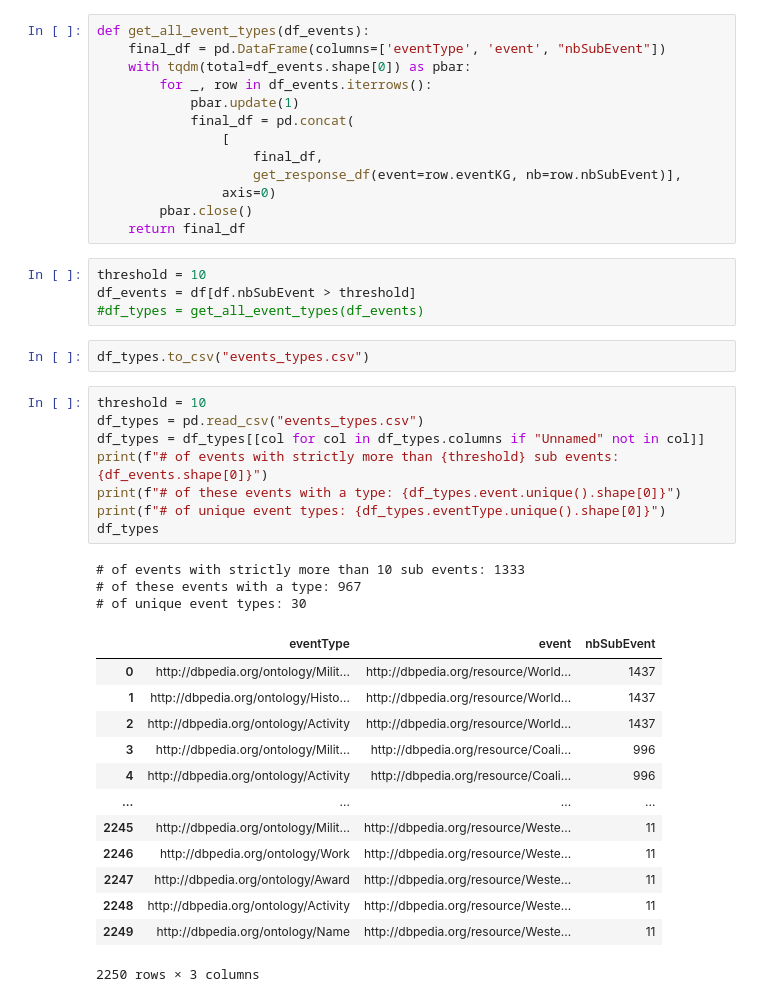
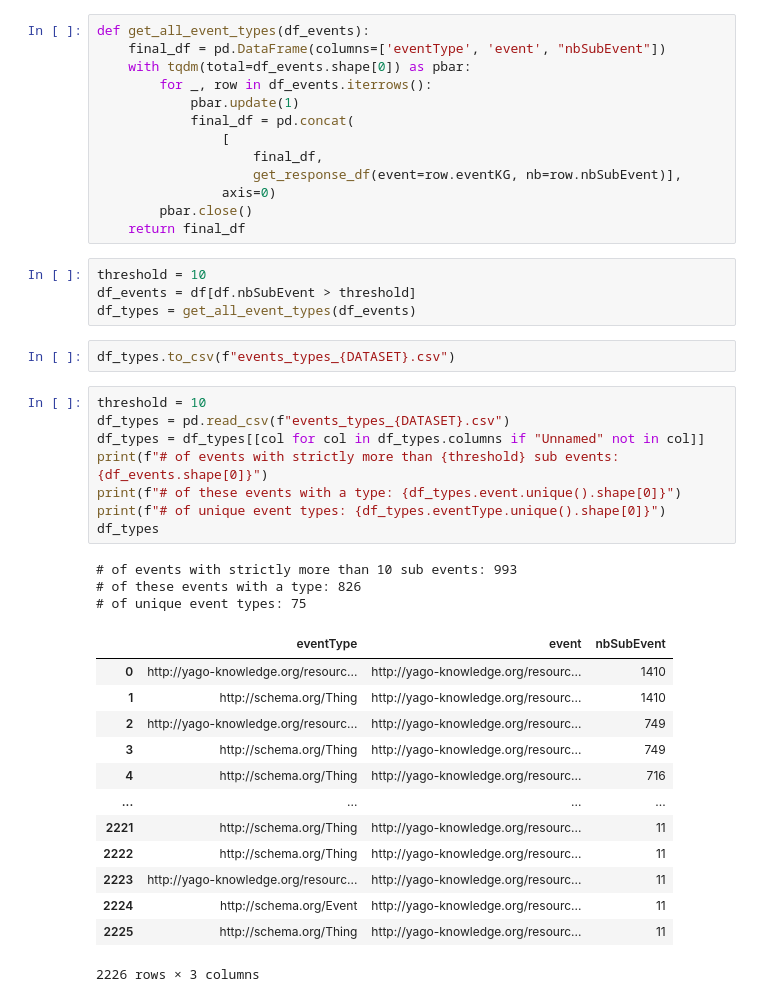
Before and after one commit to muhai-project/chronographer, a Jupyter notebook: eventkg-type-events.ipynb, the cells around one changed output. Drawn from its saved outputs; the diff is of its cells as text.

```diff
--- a/eventkg-type-events.ipynb
+++ b/eventkg-type-events.ipynb
@@ -76,34 +108,34 @@ def get_all_event_types(df_events):
 # %%
 threshold = 10
 df_events = df[df.nbSubEvent > threshold]
-#df_types = get_all_event_types(df_events)
+df_types = get_all_event_types(df_events)
 # %%
-df_types.to_csv("events_types.csv")
+df_types.to_csv(f"events_types_{DATASET}.csv")
 # %%
 threshold = 10
-df_types = pd.read_csv("events_types.csv")
+df_types = pd.read_csv(f"events_types_{DATASET}.csv")
 df_types = df_types[[col for col in df_types.columns if "Unnamed" not in col]]
 print(f"# of events with strictly more than {threshold} sub events: {df_events.shape[0]}")
 print(f"# of these events with a type: {df_types.event.unique().shape[0]}")
 print(f"# of unique event types: {df_types.eventType.unique().shape[0]}")
 df_types
 # %% [output]
-# of events with strictly more than 10 sub events: 1333
-# of these events with a type: 967
-# of unique event types: 30
+# of events with strictly more than 10 sub events: 993
+# of these events with a type: 826
+# of unique event types: 75
 |  | eventType | event | nbSubEvent |
-| 0 | http://dbpedia.org/ontology/Milit... | http://dbpedia.org/resource/World... | 1437 |
-| 1 | http://dbpedia.org/ontology/Histo... | http://dbpedia.org/resource/World... | 1437 |
-| 2 | http://dbpedia.org/ontology/Activity | http://dbpedia.org/resource/World... | 1437 |
-| 3 | http://dbpedia.org/ontology/Milit... | http://dbpedia.org/resource/Coali... | 996 |
-| 4 | http://dbpedia.org/ontology/Activity | http://dbpedia.org/resource/Coali... | 996 |
+| 0 | http://yago-knowledge.org/resourc... | http://yago-knowledge.org/resourc... | 1410 |
+| 1 | http://schema.org/Thing | http://yago-knowledge.org/resourc... | 1410 |
+| 2 | http://yago-knowledge.org/resourc... | http://yago-knowledge.org/resourc... | 749 |
+| 3 | http://schema.org/Thing | http://yago-knowledge.org/resourc... | 749 |
+| 4 | http://schema.org/Thing | http://yago-knowledge.org/resourc... | 716 |
 | ... | ... | ... | ... |
-| 2245 | http://dbpedia.org/ontology/Milit... | http://dbpedia.org/resource/Weste... | 11 |
-| 2246 | http://dbpedia.org/ontology/Work | http://dbpedia.org/resource/Weste... | 11 |
-| 2247 | http://dbpedia.org/ontology/Award | http://dbpedia.org/resource/Weste... | 11 |
-| 2248 | http://dbpedia.org/ontology/Activity | http://dbpedia.org/resource/Weste... | 11 |
-| 2249 | http://dbpedia.org/ontology/Name | http://dbpedia.org/resource/Weste... | 11 |
+| 2221 | http://schema.org/Thing | http://yago-knowledge.org/resourc... | 11 |
+| 2222 | http://schema.org/Thing | http://yago-knowledge.org/resourc... | 11 |
+| 2223 | http://yago-knowledge.org/resourc... | http://yago-knowledge.org/resourc... | 11 |
+| 2224 | http://schema.org/Event | http://yago-knowledge.org/resourc... | 11 |
+| 2225 | http://schema.org/Thing | http://yago-knowledge.org/resourc... | 11 |
-2250 rows × 3 columns
+2226 rows × 3 columns
 # %%
 grouped = df_types.groupby('eventType').agg({"event": "nunique", "nbSubEvent": ["max", "min"]})
 grouped.sort_values(by=('event', 'nunique'), ascending=False)
```
Also changed, not shown: parts of 23 cells of this notebook, 6 other files.
